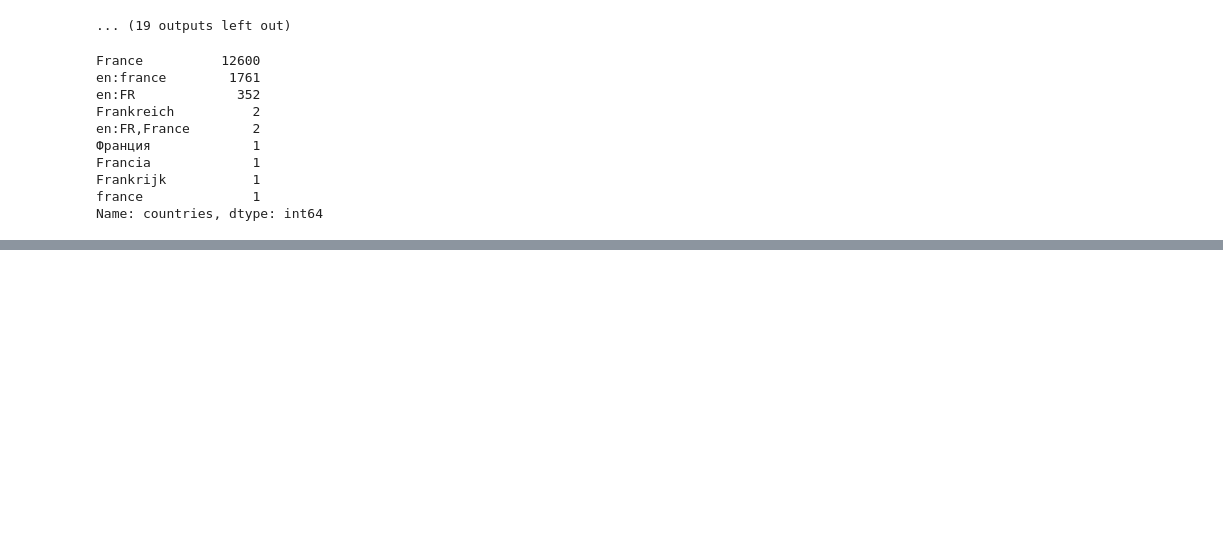
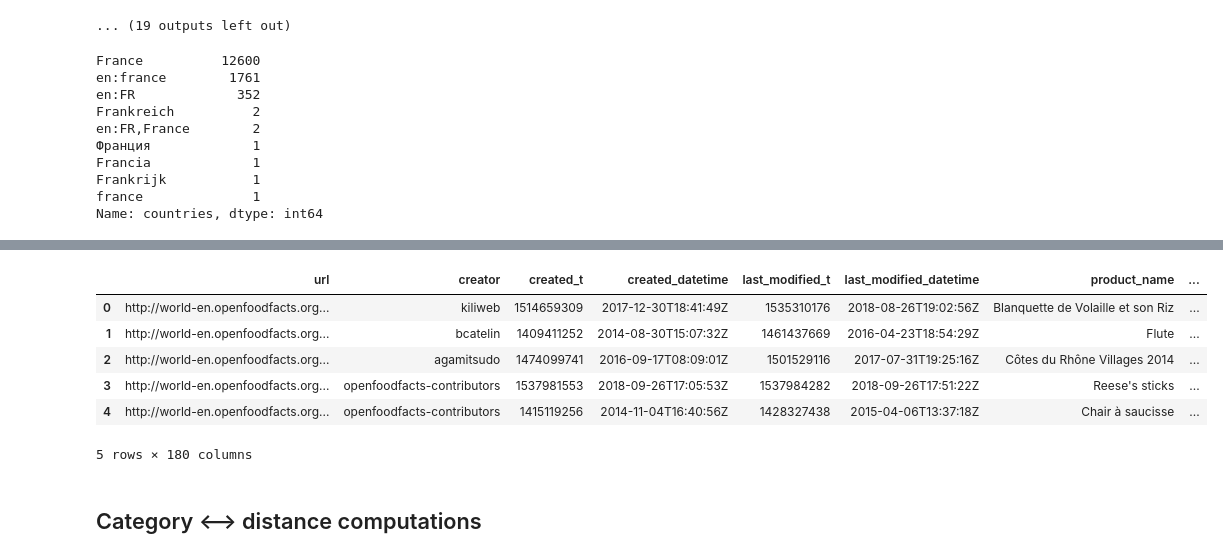
Before and after one commit to lanzrein/ada_project, a Jupyter notebook: networksx.ipynb, the cells around one changed output, grey strips where cells are left out. Drawn from its saved outputs; the diff is of its cells as text; code cells hidden in the pictures; blank space fills up the shorter version.

Commit message:
CategoryDistance start

```diff
--- a/networksx.ipynb
+++ b/networksx.ipynb
@@ -366,3 +365,5 @@ Francia             1
 Frankrijk           1
 france              1
 Name: countries, dtype: int64
+# %%
+data_origin = pd.read_csv("data/Origine-Coordinate-raw.csv")
@@ -368,0 +394,13 @@ Name: countries, dtype: int64
+# %%
+data["origine"] = data["origins_tags"]
+# %%
+data_1 = data.merge(data_origin,on=['origine'])
+data_1.head()
+# %% [output]
+|  | url | creator | created_t | created_datetime | last_modified_t | last_modified_datetime | product_name | ... |
+| 0 | http://world-en.openfoodfacts.org... | kiliweb | 1514659309 | 2017-12-30T18:41:49Z | 1535310176 | 2018-08-26T19:02:56Z | Blanquette de Volaille et son Riz | ... |
+| 1 | http://world-en.openfoodfacts.org... | bcatelin | 1409411252 | 2014-08-30T15:07:32Z | 1461437669 | 2016-04-23T18:54:29Z | Flute | ... |
+| 2 | http://world-en.openfoodfacts.org... | agamitsudo | 1474099741 | 2016-09-17T08:09:01Z | 1501529116 | 2017-07-31T19:25:16Z | Côtes du Rhône Villages 2014 | ... |
+| 3 | http://world-en.openfoodfacts.org... | openfoodfacts-contributors | 1537981553 | 2018-09-26T17:05:53Z | 1537984282 | 2018-09-26T17:51:22Z | Reese's sticks | ... |
+| 4 | http://world-en.openfoodfacts.org... | openfoodfacts-contributors | 1415119256 | 2014-11-04T16:40:56Z | 1428327438 | 2015-04-06T13:37:18Z | Chair à saucisse | ... |
+5 rows × 180 columns
@@ -368,0 +409,2 @@ Name: countries, dtype: int64
+# %% [markdown]
+## Category <\--> distance computations
```
Also changed, not shown: parts of 11 cells of this notebook, 1 other file.
